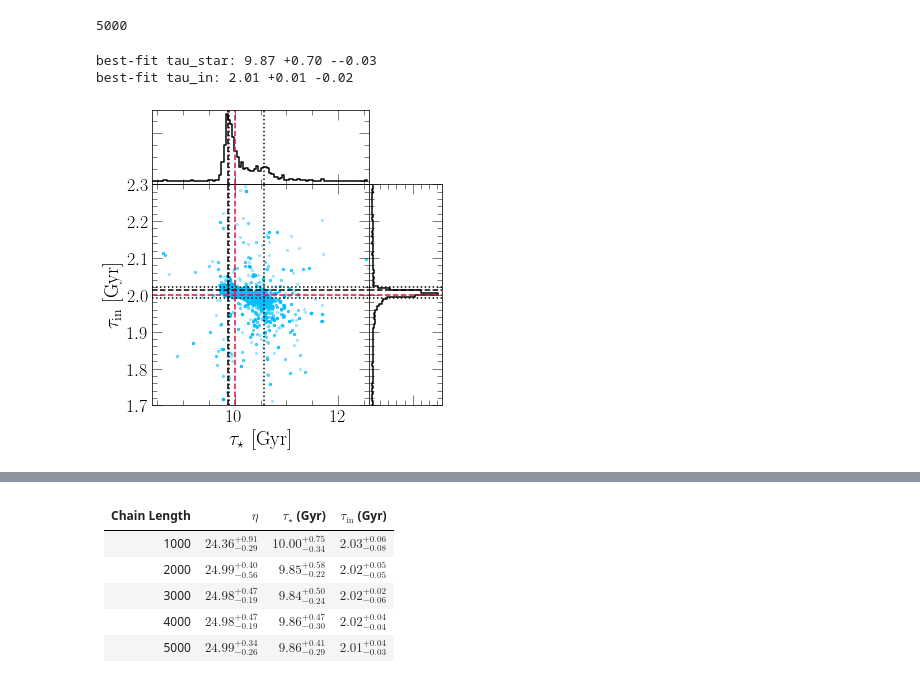
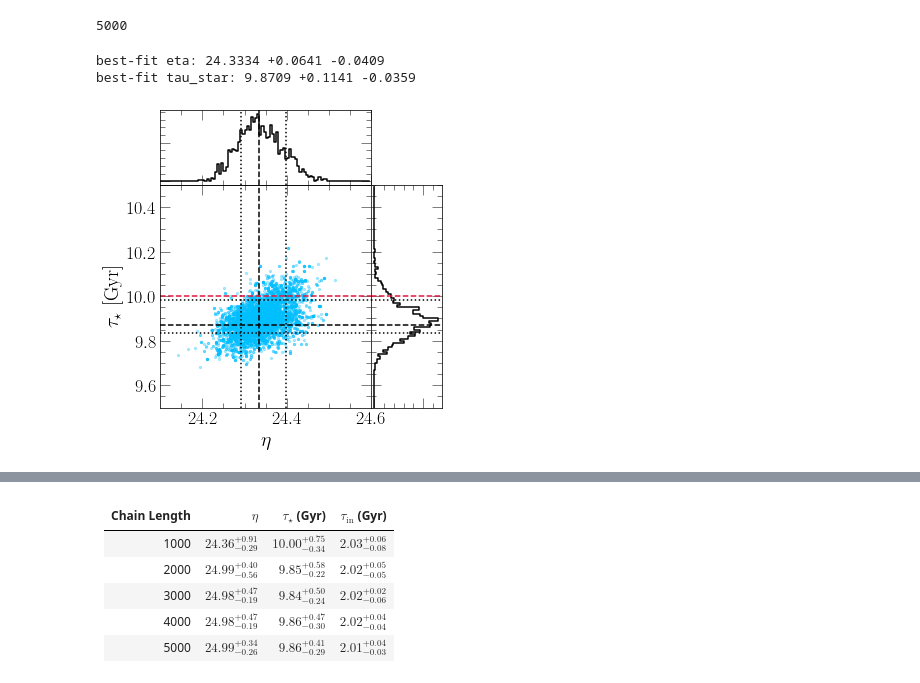
Before and after one commit to giganano/h3halo, a Jupyter notebook: notebooks/mock.ipynb, the cells around one changed output, grey strips where cells are left out. Saved outputs shown, nothing was run; the diff lists cells and outputs as text; code cells hidden in the pictures.

```diff
--- a/notebooks/mock.ipynb
+++ b/notebooks/mock.ipynb
@@ -105,18 +105,21 @@ top = fig.add_subplot(gs[0,0:3], sharex = ax)
 right = fig.add_subplot(gs[1:4,3], sharey = ax)
 
 save = True
-figname = "tauin_taustar_noages"
+figname = "taustar_eta_precise"
 
-# xkey = "eta"
-# xlabel = r"$\eta$"
-xkey = "tau_star"
-xlabel = r"$\tau_\star$ [Gyr]"
-ykey = "tau_in"
-ylabel = r"$\tau_\text{in}$ [Gyr]"
+xkey = "eta"
+xlabel = r"$\eta$"
+ykey = "tau_star"
+ylabel = r"$\tau_\star$ [Gyr]"
+# ykey = "tau_in"
+# ylabel = r"$\tau_\text{in}$ [Gyr]"
 limits = {
-    "eta": [22, 28],
-    "tau_in": [1.7, 2.3],
-    "tau_star": [8.4, 12.6]
+#     "eta": [22, 28],
+    "eta": [24.1, 24.6],
+#     "tau_in": [1.7, 2.3],
+    "tau_in": [1.95, 2.05],
+#     "tau_star": [8.4, 12.6]
+    "tau_star": [9.5, 10.5]
 }
 xlim = limits[xkey]
 ylim = limits[ykey]
@@ -171,11 +174,11 @@ for i in range(nbins):
 # print(sixteen)
 # print([mcmc_chain[xkey][max_idx], mcmc_chain[ykey][max_idx]])
 # print(eightyfour)
-print("best-fit %s: %.2f +%.2f -%.2f" % (xkey,
+print("best-fit %s: %.4f +%.4f -%.4f" % (xkey,
     mcmc_chain[xkey][max_idx],
     eightyfour[0] - mcmc_chain[xkey][max_idx],
     mcmc_chain[xkey][max_idx] - sixteen[0]))
-print("best-fit %s: %.2f +%.2f -%.2f" % (ykey,
+print("best-fit %s: %.4f +%.4f -%.4f" % (ykey,
     mcmc_chain[ykey][max_idx],
     eightyfour[1] - mcmc_chain[ykey][max_idx],
     mcmc_chain[ykey][max_idx] - sixteen[1]))
@@ -193,36 +196,36 @@ fit_kwargs = {
 
 ax.plot(2 * [sixteen[0]], ax.get_ylim(), linestyle = ':', **fit_kwargs)
 ax.plot(2 * [mcmc_chain[xkey][max_idx]], ax.get_ylim(), linestyle = '--', **fit_kwargs)
 ax.plot(2 * [eightyfour[0]], ax.get_ylim(), linestyle = ':', **fit_kwargs)
 ax.plot(ax.get_xlim(), 2 * [sixteen[1]], linestyle = ':', **fit_kwargs)
 ax.plot(ax.get_xlim(), 2 * [mcmc_chain[ykey][max_idx]], linestyle = '--', **fit_kwargs)
 ax.plot(ax.get_xlim(), 2 * [eightyfour[1]], linestyle = ':', **fit_kwargs)
 ax.plot(2 * [true_values[xkey]], ax.get_ylim(), **true_value_kwargs)
 ax.plot(ax.get_xlim(), 2 * [true_values[ykey]], **true_value_kwargs)
 
 right_lim = right.get_xlim()
 top_lim = top.get_ylim()
 
 top.plot(2 * [sixteen[0]], top_lim, linestyle = ':', **fit_kwargs)
 top.plot(2 * [mcmc_chain[xkey][max_idx]], top_lim, linestyle = '--', **fit_kwargs)
 top.plot(2 * [eightyfour[0]], top_lim, linestyle = ':', **fit_kwargs)
 top.plot(2 * [true_values[xkey]], top_lim, **true_value_kwargs)
 top.set_ylim(top_lim)
 right.plot(right_lim, 2 * [sixteen[1]], linestyle = ':', **fit_kwargs)
 right.plot(right_lim, 2 * [mcmc_chain[ykey][max_idx]], linestyle = '--', **fit_kwargs)
 right.plot(right_lim, 2 * [eightyfour[1]], linestyle = ':', **fit_kwargs)
 right.plot(right_lim, 2 * [true_values[ykey]], **true_value_kwargs)
 right.set_xlim(right_lim)
 
 plt.tight_layout()
 if save:
     for ext in ["pdf", "png"]: plt.savefig("./mock/%s.%s" % (figname, ext))
 else: pass
 plt.show()
 # %% [output]
-best-fit tau_star: 9.87 +0.70 --0.03
-best-fit tau_in: 2.01 +0.01 -0.02
+best-fit eta: 24.3334 +0.0641 -0.0409
+best-fit tau_star: 9.8709 +0.1141 -0.0359
-[figure, old version]
+[figure, new version]
 # %% [markdown]
 The fiducial sample has N = 500 points with $\sigma(\text{[Fe/H]}) = \sigma(\text{[O/Fe]}) = 0.05$ and $\sigma(\text{age}) = 0.5$ Gyr with uncorrelated errors. The imprecise sample instead has $\sigma(\text{[Fe/H]}) = \sigma(\text{[O/Fe]}) = 0.2$ and $\sigma(\text{age}) = 1$ Gyr. The precise sample instead has $\sigma(\text{[Fe/H]}) = \sigma(\text{[O/Fe]}) = 0.01$ and $\sigma(\text{age}) = 0.1$ Gyr. The large sample instead has N = 2000 while the small sample instead has N = 500.
 
```
Also changed, not shown: parts of 3 cells of this notebook, 12 other files.
